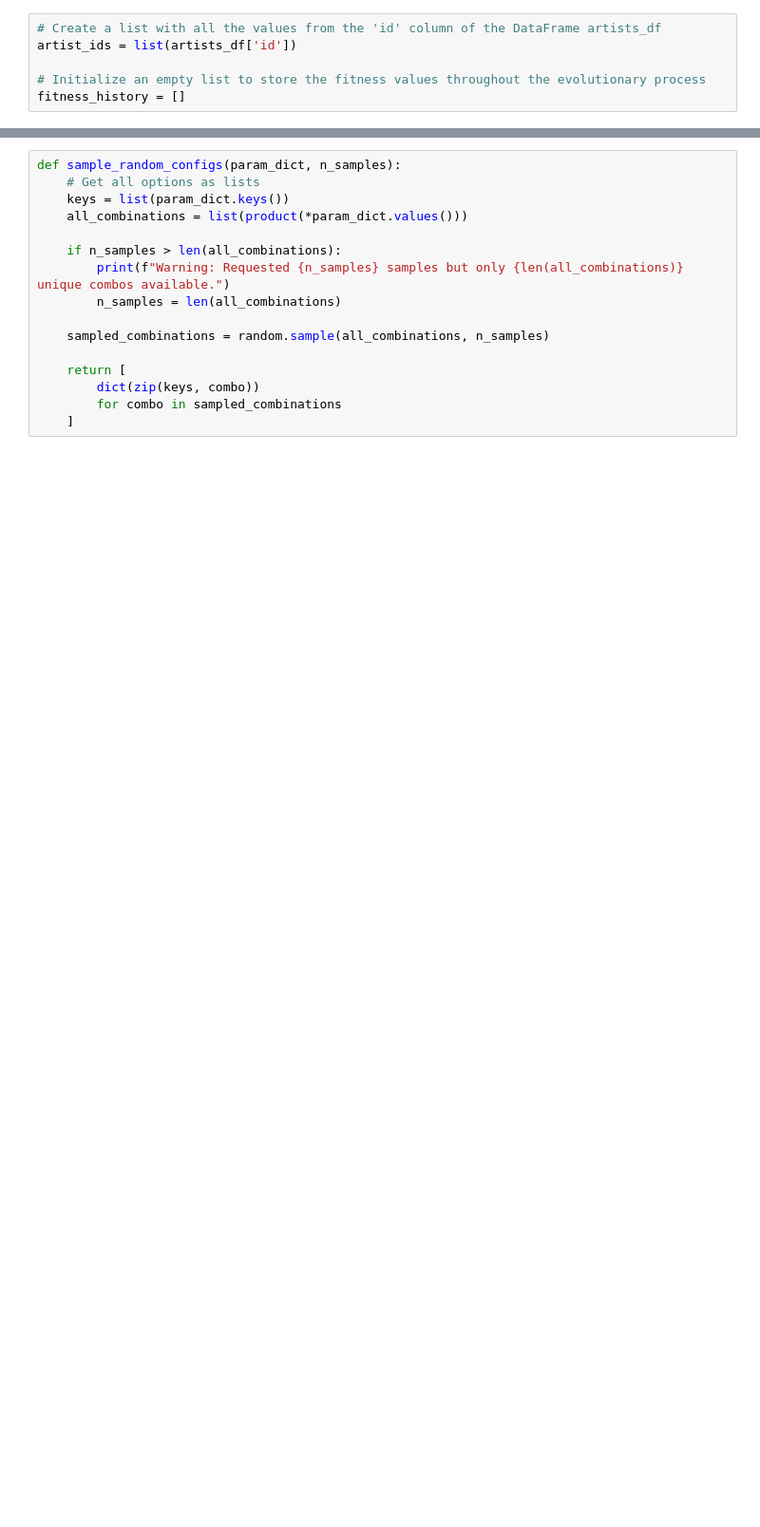
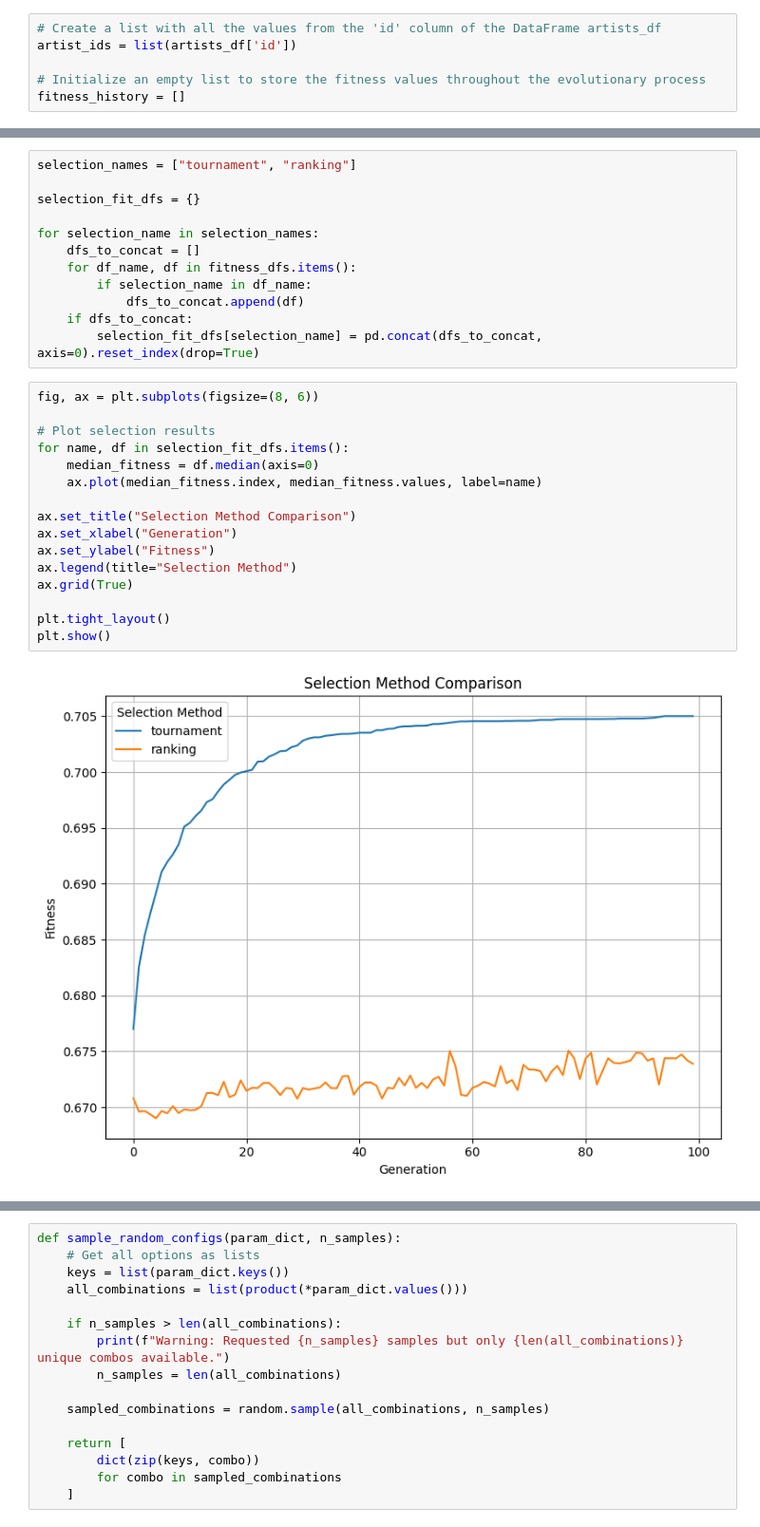
Before and after one commit to itsluaana/CIFO-Project, a Jupyter notebook: src/PROJECT.ipynb, the cells around one changed output, grey strips where cells are left out. Shown at 95% size. Drawn from its saved outputs; the diff is of its cells as text; blank space fills up the shorter version.

```diff
--- a/src/PROJECT.ipynb
+++ b/src/PROJECT.ipynb
@@ -311,0 +483,30 @@ param_options = {
+# %%
+selection_names = ["tournament", "ranking"]
+
+selection_fit_dfs = {}
+
+for selection_name in selection_names:
+    dfs_to_concat = []
+    for df_name, df in fitness_dfs.items():
+        if selection_name in df_name:
+            dfs_to_concat.append(df)
+    if dfs_to_concat:
+        selection_fit_dfs[selection_name] = pd.concat(dfs_to_concat, axis=0).reset_index(drop=True)
+# %%
+fig, ax = plt.subplots(figsize=(8, 6))
+
+# Plot selection results
+for name, df in selection_fit_dfs.items():
+    median_fitness = df.median(axis=0)
+    ax.plot(median_fitness.index, median_fitness.values, label=name)
+
+ax.set_title("Selection Method Comparison")
+ax.set_xlabel("Generation")
+ax.set_ylabel("Fitness")
+ax.legend(title="Selection Method")
+ax.grid(True)
+
+plt.tight_layout()
+plt.show()
+# %% [output]
+[figure, added]
```
Also changed, not shown: parts of 51 cells of this notebook, 2 other files.
